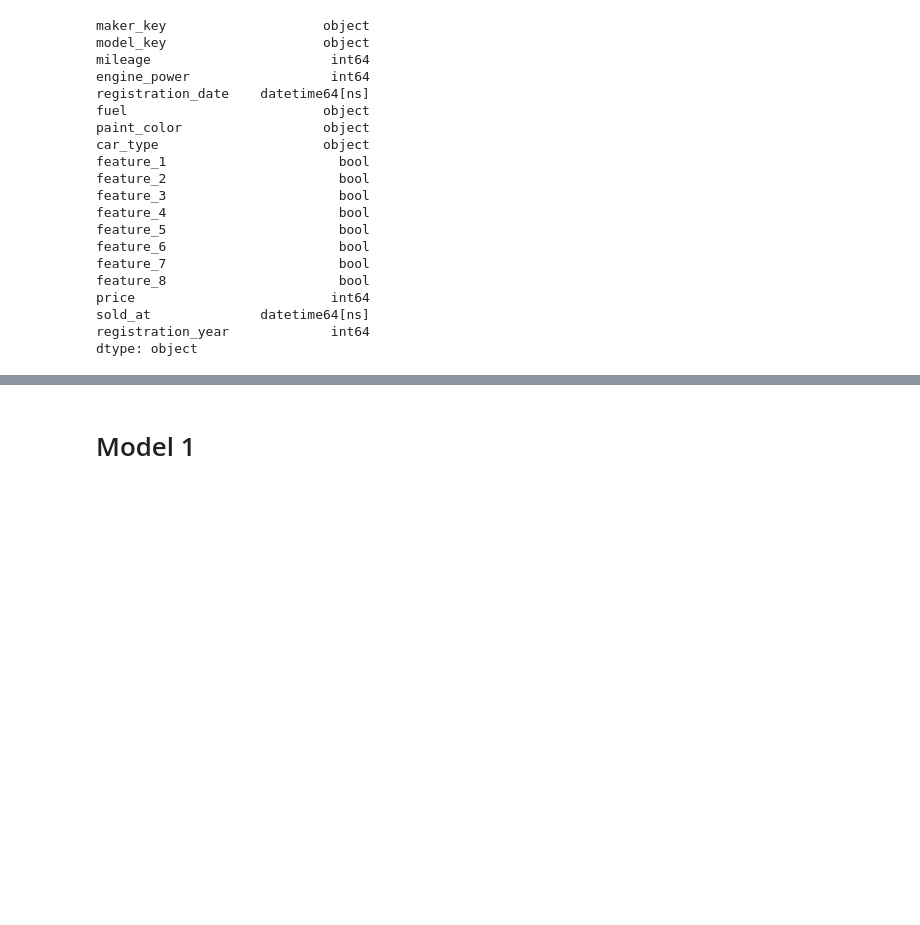
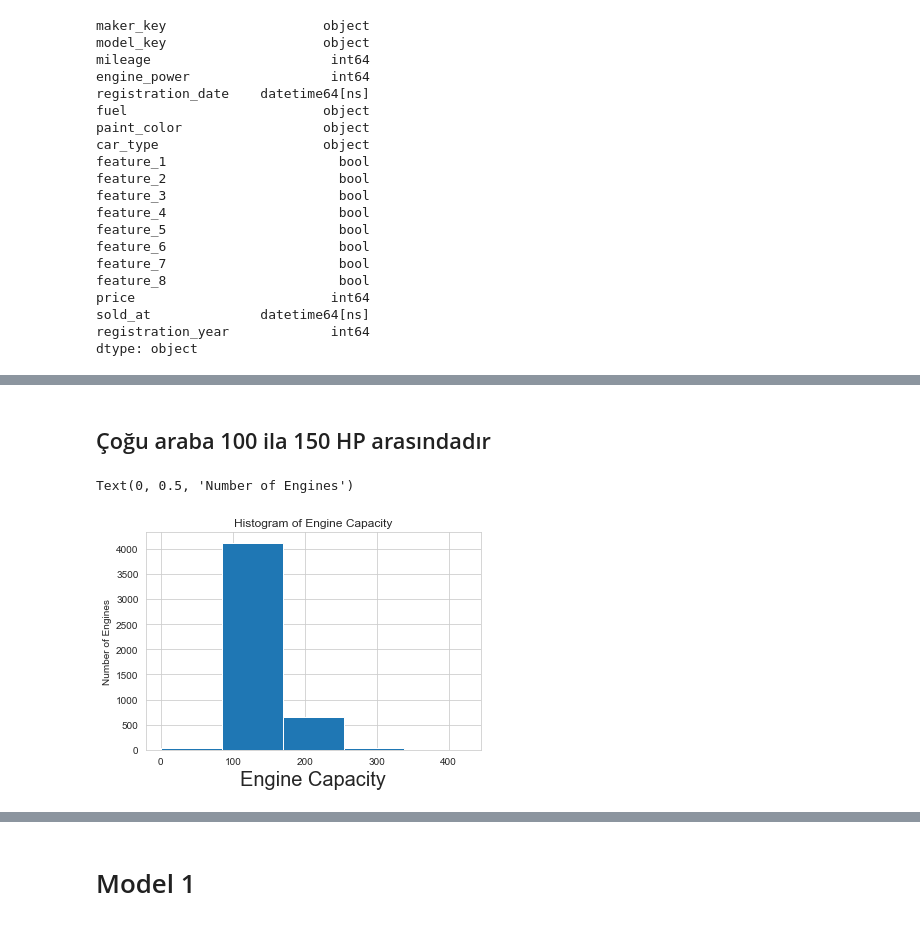
Before and after one commit to mustafaktaas/Python_DeepLearning, a Jupyter notebook: CarPricePredictionANN.ipynb, the cells around one changed output, grey strips where cells are left out. Saved outputs shown, nothing was run; the diff lists cells and outputs as text; code cells hidden in the pictures; blank space fills up the shorter version.

```diff
--- a/CarPricePredictionANN.ipynb
+++ b/CarPricePredictionANN.ipynb
@@ -231,0 +244,10 @@ data['year_diff']=data['sold_at'].dt.year-data['registration_year']
+# %% [markdown]
+## Çoğu araba 100 ila 150 HP arasındadır
+# %%
+plt.hist(data=data,x='engine_power',bins=5);
+plt.xlabel('Engine Capacity',fontsize=20);
+plt.title('Histogram of Engine Capacity');
+plt.ylabel('Number of Engines')
+# %% [output]
+Text(0, 0.5, 'Number of Engines')
+[figure, added]
```
Also changed, not shown: parts of 15 cells of this notebook.
